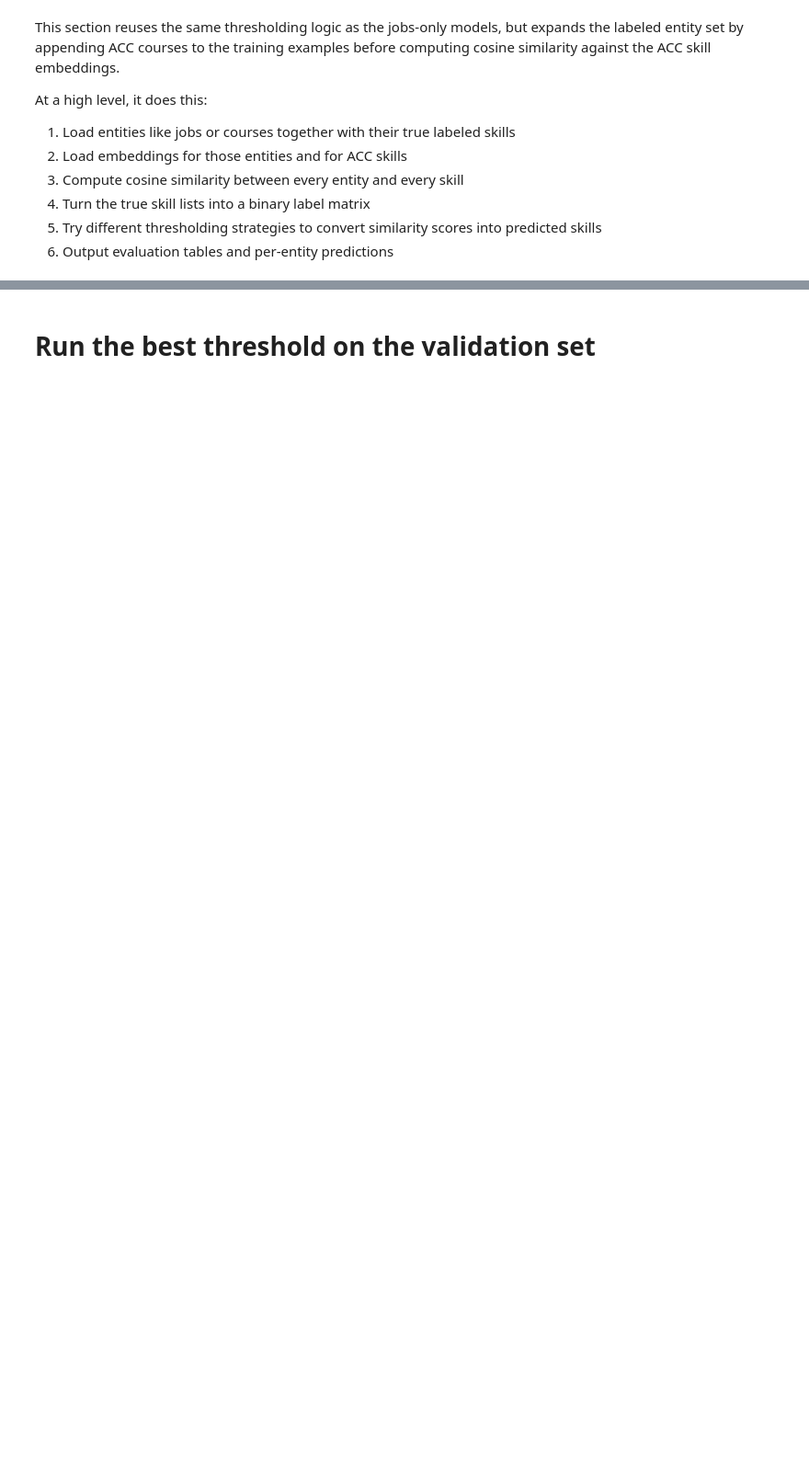
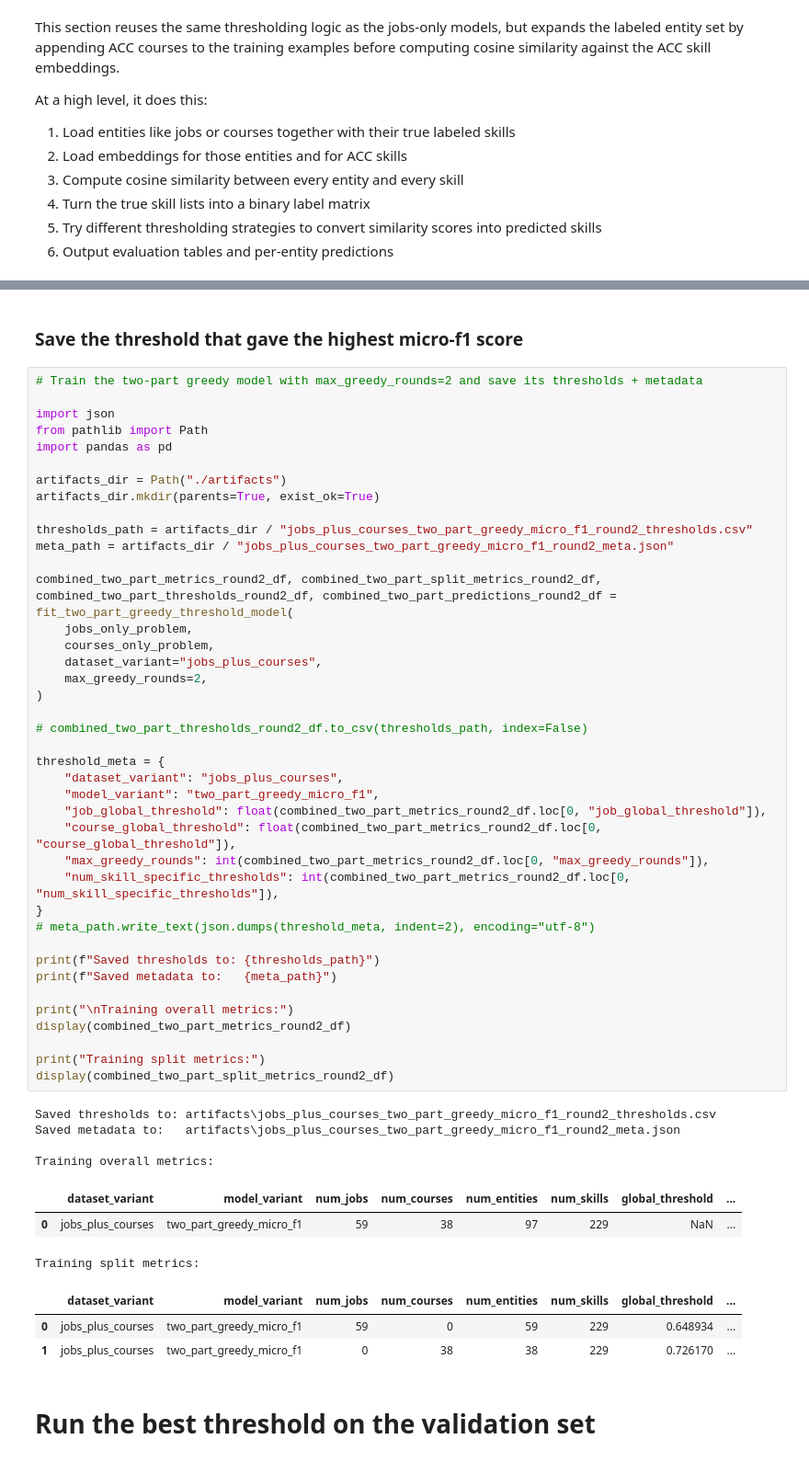
Before and after one commit to Bomb-omb/dsa4264-JobReady, a Jupyter notebook: model/cosine_sim_thres.ipynb, the cells around one changed output, grey strips where cells are left out. Shown at 92% size. Saved outputs shown, nothing was run; the diff lists cells and outputs as text; blank space fills up the shorter version.

```diff
--- a/model/cosine_sim_thres.ipynb
+++ b/model/cosine_sim_thres.ipynb
@@ -1543,3 +1449,56 @@ Comparison across jobs-only vs jobs+courses:
+# %% [markdown]
+### Save the threshold that gave the highest micro-f1 score
+# %%
+# Train the two-part greedy model with max_greedy_rounds=2 and save its thresholds + metadata
+
+import json
+from pathlib import Path
+import pandas as pd
+
+artifacts_dir = Path("./artifacts")
+artifacts_dir.mkdir(parents=True, exist_ok=True)
+
+thresholds_path = artifacts_dir / "jobs_plus_courses_two_part_greedy_micro_f1_round2_thresholds.csv"
+meta_path = artifacts_dir / "jobs_plus_courses_two_part_greedy_micro_f1_round2_meta.json"
+
+combined_two_part_metrics_round2_df, combined_two_part_split_metrics_round2_df, combined_two_part_thresholds_round2_df, combined_two_part_predictions_round2_df = fit_two_part_greedy_threshold_model(
+    jobs_only_problem,
+    courses_only_problem,
+    dataset_variant="jobs_plus_courses",
+    max_greedy_rounds=2,
+)
+
+# combined_two_part_thresholds_round2_df.to_csv(thresholds_path, index=False)
+
+threshold_meta = {
+    "dataset_variant": "jobs_plus_courses",
+    "model_variant": "two_part_greedy_micro_f1",
+    "job_global_threshold": float(combined_two_part_metrics_round2_df.loc[0, "job_global_threshold"]),
+    "course_global_threshold": float(combined_two_part_metrics_round2_df.loc[0, "course_global_threshold"]),
+    "max_greedy_rounds": int(combined_two_part_metrics_round2_df.loc[0, "max_greedy_rounds"]),
+    "num_skill_specific_thresholds": int(combined_two_part_metrics_round2_df.loc[0, "num_skill_specific_thresholds"]),
+}
+# meta_path.write_text(json.dumps(threshold_meta, indent=2), encoding="utf-8")
+
+print(f"Saved thresholds to: {thresholds_path}")
+print(f"Saved metadata to:   {meta_path}")
+
+print("\nTraining overall metrics:")
+display(combined_two_part_metrics_round2_df)
+
+print("Training split metrics:")
+display(combined_two_part_split_metrics_round2_df)
+# %% [output]
+Saved thresholds to: artifacts\jobs_plus_courses_two_part_greedy_micro_f1_round2_thresholds.csv
+Saved metadata to:   artifacts\jobs_plus_courses_two_part_greedy_micro_f1_round2_meta.json
+
+Training overall metrics:
+|  | dataset_variant | model_variant | num_jobs | num_courses | num_entities | num_skills | global_threshold | ... |
+| 0 | jobs_plus_courses | two_part_greedy_micro_f1 | 59 | 38 | 97 | 229 | NaN | ... |
+Training split metrics:
+|  | dataset_variant | model_variant | num_jobs | num_courses | num_entities | num_skills | global_threshold | ... |
+| 0 | jobs_plus_courses | two_part_greedy_micro_f1 | 59 | 0 | 59 | 229 | 0.648934 | ... |
+| 1 | jobs_plus_courses | two_part_greedy_micro_f1 | 0 | 38 | 38 | 229 | 0.726170 | ... |
 # %% [markdown]
 # Run the best threshold on the validation set
 # %%
```
Also changed, not shown: parts of 9 cells of this notebook, 2 other files.
